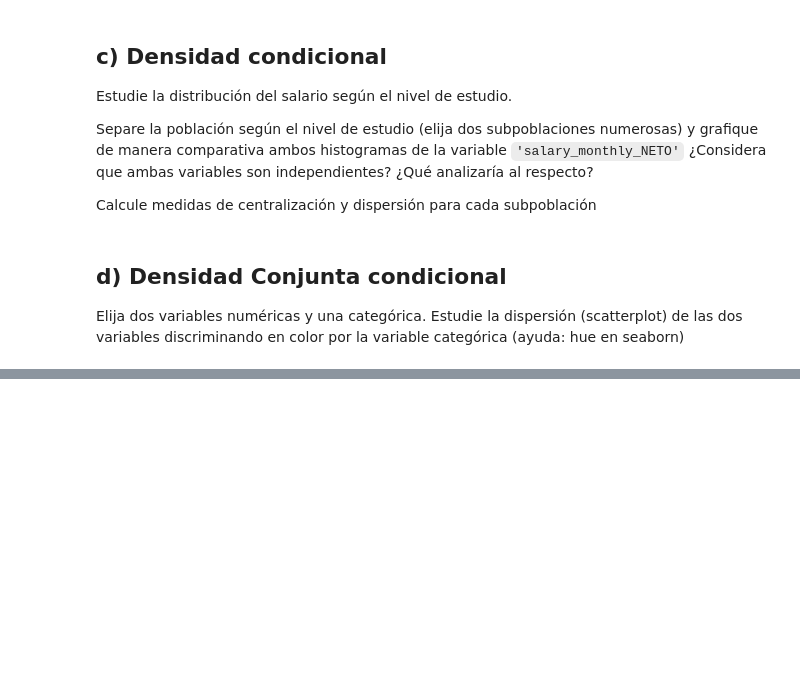
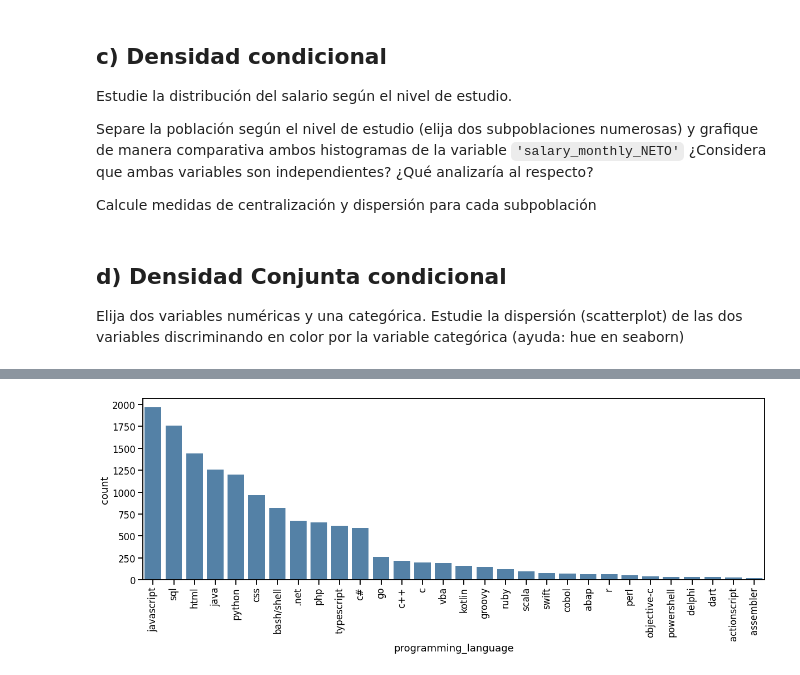
Before and after one commit to fnbellomo/DiploDatos2021, a Jupyter notebook: AyVD/Copy_of_Entregable_Parte_1_franco.ipynb, the cells around one changed output, grey strips where cells are left out. Cells and saved outputs as stored; diff of their text form; code cells hidden in the pictures; blank space fills up the shorter version.

```diff
--- a/AyVD/Copy_of_Entregable_Parte_1_franco.ipynb
+++ b/AyVD/Copy_of_Entregable_Parte_1_franco.ipynb
@@ -222,0 +225,6 @@ total_en_blanco / len(df_lang)
+# %%
+# Solo me quedo con las personas que trabajan en blanco y tiene al menos un lenguaje de programación
+df_filter = df_lang[df_lang.sueldo_en_blanco & ~df_lang.no_programa][["programming_language", "cured_programming_languages", "salary_monthly_BRUTO"]]
+print(f"Cantidad filas originales: {len(df_lang)}\nCantidad de filas después del filtrado: {len(df_filter)}")
+
+df_filter.head()
@@ -222,0 +240,12 @@ total_en_blanco / len(df_lang)
+# %%
+sort_langs = df_filter.programming_language.value_counts().index
+
+fig = plt.figure(figsize=(20, 6))
+chart = seaborn.countplot(
+    x=df_filter.programming_language,
+    color='steelblue',
+    order = sort_langs[:30],
+)
+labels = chart.set_xticklabels(chart.get_xticklabels(), rotation=90)
+# %% [output]
+[figure, added]
```
Also changed, not shown: parts of 8 cells of this notebook.
